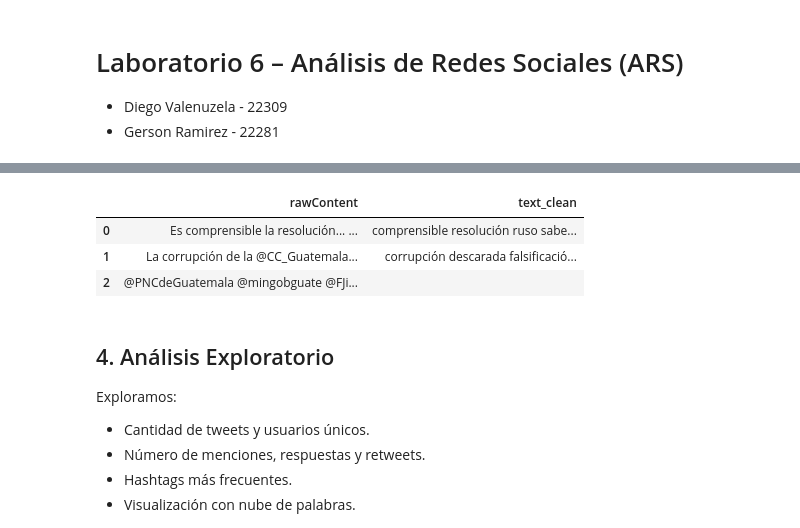
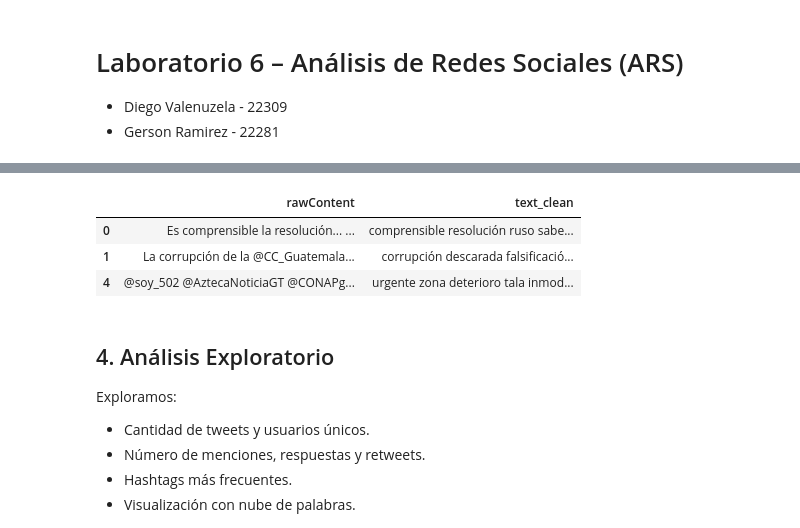
Before and after one commit to Diegoval-Dev/DC-Lab6, a Jupyter notebook: laboratorio6.ipynb, the cells around one changed output, grey strips where cells are left out. Drawn from its saved outputs; the diff is of its cells as text; code cells hidden in the pictures.

```diff
--- a/laboratorio6.ipynb
+++ b/laboratorio6.ipynb
@@ -19,6 +18,7 @@ En esta sección cargaremos ambos archivos en DataFrames de `pandas`.
 # %%
 import json
 import pandas as pd
+from pathlib import Path
 
 def load_jsonl(file_path):
     encodings_to_try = ["utf-8", "utf-8-sig", "utf-16", "latin1"]
@@ -37,10 +37,9 @@ def load_jsonl(file_path):
             continue
     raise ValueError(f"No pude decodificar {file_path} con {encodings_to_try}")
 
-dfs = {name.split(".")[0]: load_jsonl(data_path / name) for name in files}
-
-traficogt_df = dfs["traficogt"]
-tioberny_df = dfs["tioberny"]
+# Cargar únicamente el archivo traficogt.txt
+data_path = Path("data")
+traficogt_df = load_jsonl(data_path / "traficogt.txt")
 
 traficogt_df.head(2)
 # %% [output]
@@ -70,20 +78,84 @@ from nltk.corpus import stopwords
 nltk.download("stopwords")
 stopwords_es = set(stopwords.words("spanish"))
 
+# Expandir stopwords con palabras comunes en redes sociales y palabras muy cortas/poco informativas
+additional_stopwords = {
+    'q', 'si', 'va', 'dice', 'asi', 'aqui', 'ahi', 'alla', 'ser', 'estar', 'hacer', 'dar', 'tener',
+    'ir', 'ver', 'venir', 'decir', 'saber', 'poder', 'querer', 'poner', 'salir', 'pasar', 'llegar',
+    'seguir', 'traer', 'parecer', 'quedar', 'creer', 'encontrar', 'sentir', 'buscar', 'acabar',
+    'rt', 'via', 'cc', 'dm', 'ff', 'tl', 'tw', 'retweet', 'tweet', 'twitter', 'x', 'com', 'www',
+    'http', 'https', 'amp', 'gt', 'lt', 'nbsp', 'br', 'div', 'span', 'img', 'href', 'src',
+    'bien', 'mal', 'mejor', 'peor', 'mas', 'menos', 'mucho', 'poco', 'tanto', 'tan', 'muy',
+    'solo', 'solamente', 'tambien', 'ademas', 'entonces', 'luego', 'despues', 'antes', 'ahora',
+    'hoy', 'ayer', 'mañana', 'siempre', 'nunca', 'vez', 'veces', 'momento', 'tiempo', 'dia', 'dias',
+    'año', 'años', 'mes', 'meses', 'hora', 'horas', 'minuto', 'minutos', 'segundo', 'segundos',
+    'gt', 'lt', 'amp', 'nbsp', 'br', 'div', 'span', 'img', 'href', 'src', 'alt', 'title', 'class',
+    'id', 'style', 'width', 'height', 'border', 'color', 'font', 'size', 'family', 'weight',
+    'ah', 'oh', 'eh', 'mm', 'hmm', 'ok', 'okay', 'si', 'no', 'ja', 'jaja', 'jajaja', 'jeje', 'jiji',
+    'aja', 'aha', 'uuu', 'aaa', 'ooo', 'eee', 'iii', 'wow', 'bah', 'meh', 'pfff', 'tsk', 'ups',
+    'pues', 'bueno', 'entonces', 'claro', 'obviamente', 'realmente', 'verdaderamente', 'ciertamente'
+}
+
+all_stopwords = stopwords_es.union(additional_stopwords)
+
 def clean_text(text: str) -> str:
-    text = text.lower()
-    text = re.sub(r"http\S+", " ", text)           # URLs
-    text = re.sub(r"@\w+", " ", text)              # menciones
-    text = re.sub(r"#\w+", " ", text)              # hashtags
-    text = re.sub(r"[0-9]+", " ", text)            # números
-    text = re.sub(r"[^\w\s]", " ", text)           # signos puntuación
+    if pd.isna(text) or not text:
+        return ""
+
+    text = str(text).lower()
+
+    # Eliminar URLs completas
+    text = re.sub(r"https?://\S+", " ", text)
+    text = re.sub(r"www\.\S+", " ", text)
+
+    # Eliminar menciones y hashtags
+    text = re.sub(r"@\w+", " ", text)
+    text = re.sub(r"#\w+", " ", text)
+
+    # Eliminar números y combinaciones alfanuméricas
+    text = re.sub(r"\b\d+\b", " ", text)
+    text = re.sub(r"\w*\d\w*", " ", text)
+
+    # Eliminar signos de puntuación y caracteres especiales
+    text = re.sub(r"[^\w\s]", " ", text)
+
+    # Eliminar caracteres HTML y entidades
+    text = re.sub(r"&\w+;", " ", text)
+    text = re.sub(r"<[^>]+>", " ", text)
+
+    # Eliminar espacios múltiples
+    text = re.sub(r"\s+", " ", text)
+
+    # Tokenizar y filtrar
     tokens = text.split()
-    tokens = [t for t in tokens if t not in stopwords_es]
-    return " ".join(tokens)
 
-for name, df in dfs.items():
-    df["text_clean"] = df["rawContent"].apply(clean_text)
-    df.drop_duplicates(subset=["id"], inplace=True)
+    # Filtrar tokens
+    filtered_tokens = []
+    for token in tokens:
+        # Eliminar tokens muy cortos (menos de 3 caracteres)
+        if len(token) < 3:
+            continue
+        # Eliminar tokens muy largos (probablemente errores o URLs)
+        if len(token) > 20:
+            continue
+        # Eliminar stopwords
+        if token in all_stopwords:
+            continue
+        # Eliminar tokens que son solo caracteres repetidos
+        if len(set(token)) <= 2 and len(token) > 2:
+            continue
 
+        filtered_tokens.append(token)
+
+    return " ".join(filtered_tokens)
+
+# Aplicar limpieza mejorada al dataset de traficogt
+traficogt_df["text_clean"] = traficogt_df["rawContent"].apply(clean_text)
+traficogt_df.drop_duplicates(subset=["id"], inplace=True)
+
+# Filtrar tweets con texto limpio vacío
+traficogt_df = traficogt_df[traficogt_df["text_clean"].str.len() > 0]
+
+print(f"Tweets después de limpieza: {len(traficogt_df)}")
 traficogt_df[["rawContent", "text_clean"]].head(3)
 # %% [output]
@@ -93,7 +165,7 @@ traficogt_df[["rawContent", "text_clean"]].head(3)
 |  | rawContent | text_clean |
 | 0 | Es comprensible la resolución... ... | comprensible resolución ruso sabe... |
 | 1 | La corrupción de la @CC_Guatemala... | corrupción descarada falsificació... |
-| 2 | @PNCdeGuatemala @mingobguate @FJi... |  |
+| 4 | @soy_502 @AztecaNoticiaGT @CONAPg... | urgente zona deterioro tala inmod... |
 # %% [markdown]
 ## 4. Análisis Exploratorio
 
```
Also changed, not shown: parts of 7 cells of this notebook, 1 other file.
